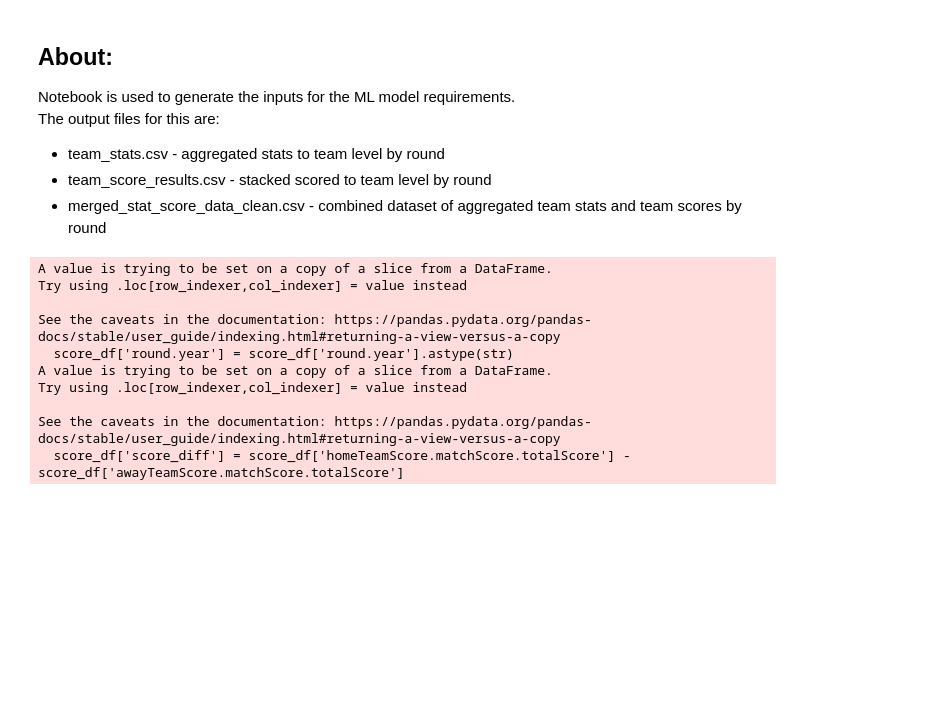
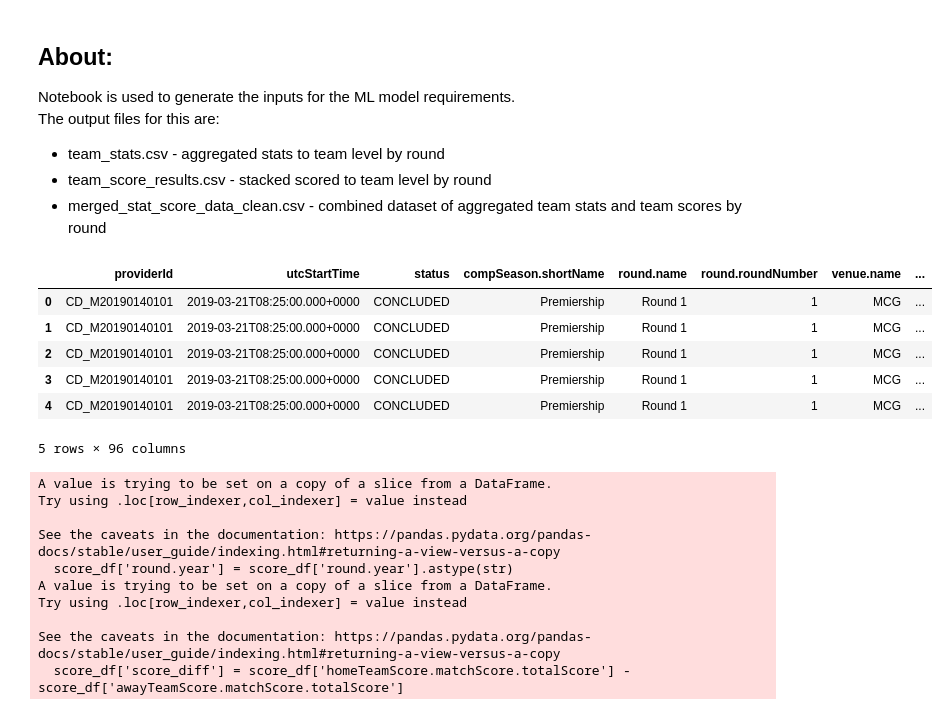
Before and after one commit to whitesgsw/afl_prediction_model, a Jupyter notebook: v2/afl_data_merge.ipynb, the cells around one changed output. Drawn from its saved outputs; the diff is of its cells as text; code cells hidden in the pictures; blank space fills up the shorter version.

```diff
--- a/v2/afl_data_merge.ipynb
+++ b/v2/afl_data_merge.ipynb
@@ -20,6 +20,16 @@ player_stats = pd.read_csv("data/player_stats.csv")
 
 # add season field
 player_stats['season'] = [i.strftime('%Y') for i in pd.to_datetime(player_stats['utcStartTime']).to_list()]
+# %%
+player_stats.head()
+# %% [output]
+|  | providerId | utcStartTime | status | compSeason.shortName | round.name | round.roundNumber | venue.name | ... |
+| 0 | CD_M20190140101 | 2019-03-21T08:25:00.000+0000 | CONCLUDED | Premiership | Round 1 | 1 | MCG | ... |
+| 1 | CD_M20190140101 | 2019-03-21T08:25:00.000+0000 | CONCLUDED | Premiership | Round 1 | 1 | MCG | ... |
+| 2 | CD_M20190140101 | 2019-03-21T08:25:00.000+0000 | CONCLUDED | Premiership | Round 1 | 1 | MCG | ... |
+| 3 | CD_M20190140101 | 2019-03-21T08:25:00.000+0000 | CONCLUDED | Premiership | Round 1 | 1 | MCG | ... |
+| 4 | CD_M20190140101 | 2019-03-21T08:25:00.000+0000 | CONCLUDED | Premiership | Round 1 | 1 | MCG | ... |
+5 rows × 96 columns
 # %%
 # define aggregation columns and grouping levels
 cols_to_sum = ['goals', 'behinds', 'kicks', 'handballs', 'disposals', 'marks', 'bounces',
```
Also changed, not shown: 1 other file.
